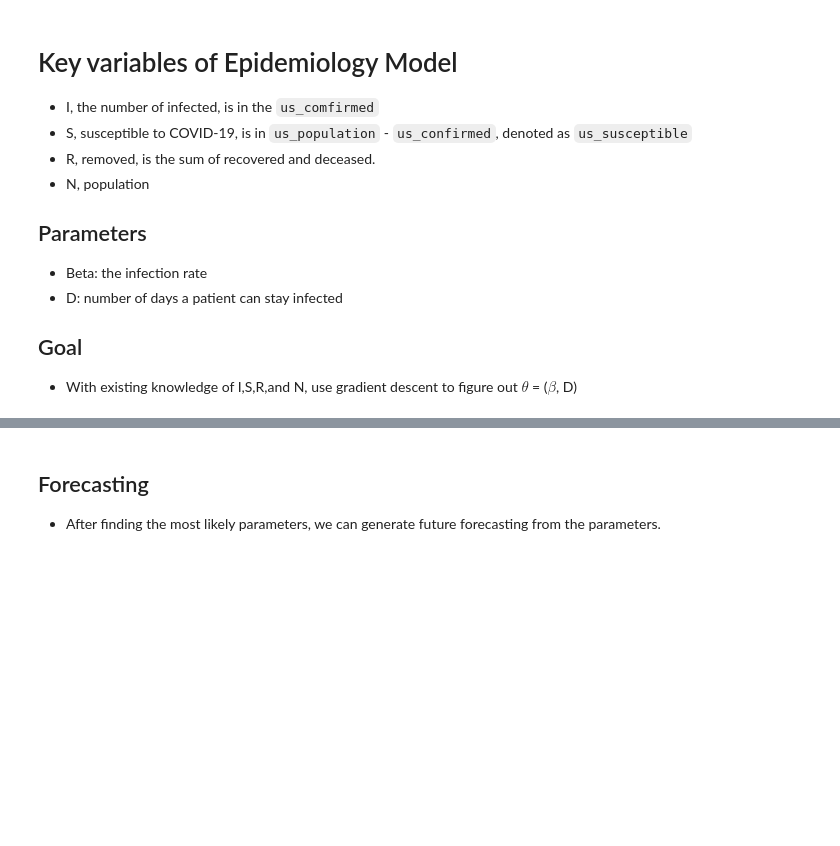
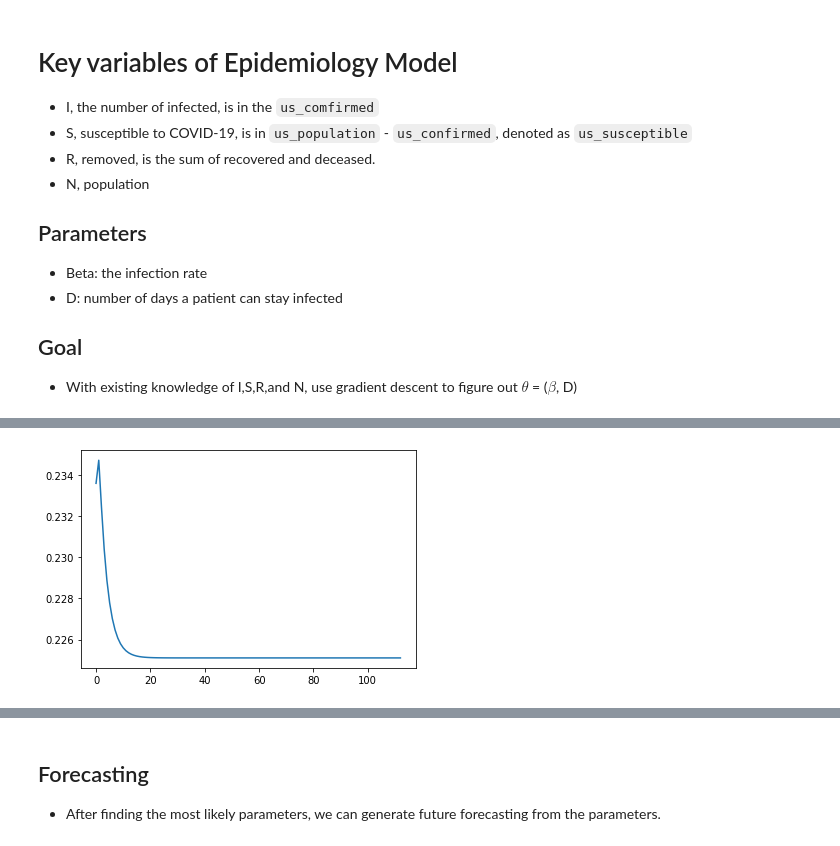
Before and after one commit to wendyw1999/epidemiology_capstone_project, a Jupyter notebook: notebooks/Stimulation 2.ipynb, the cells around one changed output, grey strips where cells are left out. Cells and saved outputs as stored; diff of their text form; code cells hidden in the pictures; blank space fills up the shorter version.

```diff
--- a/notebooks/Stimulation 2.ipynb
+++ b/notebooks/Stimulation 2.ipynb
@@ -105,7 +227,9 @@ us_infected = us_infected[0:20]
 # %%
+us_confirmed_df = us_confirmed_df.loc[us_confirmed_df.Admin2 != "Unassigned"]
+us_death_df = us_death_df.loc[us_death_df.Admin2 != "Unassigned"]
 def calculate_gradient(s,i,r,population,beta,epsilon):
-    result1=0
-    result2 = 0
+    result1 = 0 #continue adding to solve for beta
+    result2 = 0 #continue adding to solve for 1/D aka epsilon
     for n in range(len(s)-1):
         result1 += 2*(s[n+1]-s[n]+beta*s[n]*(i[n]/population))*(s[n]*i[n]/population)
         result1 += 2*(i[n+1]-i[n]-beta*s[n]*(i[n]/population) + i[n]*epsilon)*(-s[n]*i[n]/population)
@@ -114,16 +238,78 @@ def calculate_gradient(s,i,r,population,beta,epsilon):
         result2 += 2*(r[n+1]-r[n]-i[n]*epsilon)*(-i[n])
 
     return result1,result2
-def calculate(s,i,r,population):
+def calculate(s,i,r,population,learning_rate1,learning_rate2):
     beta = 0.2
-    epsilon = 1/10
+    epsilon = 1/14
 
     loss = 0
     length = len(s)
-    for itera in range(10):
+    betas = []
+    ds = []
+
+    for itera in range(1000): # do it for 10 iterations.
+
         loss1,loss2 = calculate_gradient(s,i,r,population,beta,epsilon)
-        beta = beta - 0.001 * loss1/length
-        epsilon = epsilon - 0.001 * loss2/length
-    return beta,1/epsilon
-calculate(us_susceptible,us_infected,us_removed,us_population/10000)
+        beta_new = beta - learning_rate1* loss1/length #0.001 is the learning rate
+        epsilon_new = epsilon - learning_rate2 * loss2/length
+        if (beta_new == beta) & (epsilon_new == epsilon):
+            print(beta_new)
+            print(1/epsilon_new)
+            break
+        beta = beta_new
+        epsilon = epsilon_new
+        betas.append(beta)
+        ds.append(1/epsilon)
+
+    return betas,ds
+
+def get_county(start,days,county_code = 1001):
+
+    county_confirmed = us_confirmed_df.loc[us_confirmed_df.FIPS == county_code].drop(['UID', 'iso2', 'iso3', 'code3', 'FIPS', 'Admin2', 'Province_State',
+           'Country_Region', 'Lat', 'Long_', 'Combined_Key'],axis=1).sum(axis=0).values
+    county_death = us_death_df.loc[us_death_df.FIPS == county_code].drop(['UID', 'iso2', 'iso3', 'code3', 'FIPS', 'Admin2', 'Province_State',
+           'Country_Region', 'Lat', 'Long_', 'Combined_Key',"Population"],axis=1).sum(axis=0).values
+    county_population = us_death_df.loc[us_death_df.FIPS ==county_code].Population.sum()
+    county_infected = county_confirmed
+    county_removed = county_death
+    county_susceptible = county_population - county_infected
+    return county_susceptible[start:days+start],county_infected[start:start+days],county_removed[start:start+days],county_population
+def get_state(start,days,state_name = "Washington"):
+
+    county_confirmed = us_confirmed_df.loc[us_confirmed_df.Province_State == state_name].drop(['UID', 'iso2', 'iso3', 'code3', 'FIPS', 'Admin2', 'Province_State',
+           'Country_Region', 'Lat', 'Long_', 'Combined_Key'],axis=1).sum(axis=0).values
+    county_death = us_death_df.loc[us_death_df.Province_State == state_name].drop(['UID', 'iso2', 'iso3', 'code3', 'FIPS', 'Admin2', 'Province_State',
+           'Country_Region', 'Lat', 'Long_', 'Combined_Key',"Population"],axis=1).sum(axis=0).values
+    county_population = us_death_df.loc[us_death_df.Province_State ==state_name].Population.sum()
+    county_infected = county_confirmed
+    county_removed = county_death
+    county_susceptible = county_population - county_infected
+    return county_susceptible[start:start + days],county_infected[start:start + days],county_removed[start:days+start],county_population
+def get_country(start,days,country_name = "US"):
+
+    county_confirmed = us_confirmed_df.loc[us_confirmed_df.Country_Region == country_name].drop(['UID', 'iso2', 'iso3', 'code3', 'FIPS', 'Admin2', 'Province_State',
+           'Country_Region', 'Lat', 'Long_', 'Combined_Key'],axis=1).sum(axis=0).values
+    county_death = us_death_df.loc[us_death_df.Country_Region == country_name].drop(['UID', 'iso2', 'iso3', 'code3', 'FIPS', 'Admin2', 'Province_State',
+           'Country_Region', 'Lat', 'Long_', 'Combined_Key',"Population"],axis=1).sum(axis=0).values
+    county_population = us_death_df.loc[us_death_df.Country_Region ==country_name].Population.sum()
+    country_recovered = global_recover_df.loc[global_recover_df["Country/Region"] == country_name].drop(
+    ["Province/State","Country/Region","Lat","Long"],axis= 1).values[0]
+    county_infected = county_confirmed
+    county_removed = county_death + country_recovered
+    county_susceptible = county_population - county_infected
+    return county_susceptible[start:start+days],county_infected[start:start+days],county_removed[start:start+days],county_population
+
+if __name__ == "__main__":
+    county_code = 1005
+
+    #s,i,r,p = get_county(70,1003)
+    #s,i,r,p = get_state(20,40,"Washington")
+    s,i,r,p = get_country(30,37)
+    learning_rate1 = 1e-3/p*60
+    learning_rate2= 1e-3/p*60
+    betas,ds = calculate(s,i,r,p,learning_rate1,learning_rate2)
+    plt.plot(betas)
+    plt.show()
+    plt.plot(ds)
+    plt.show()
 # %% [output]
@@ -130,0 +318 @@ calculate(us_susceptible,us_infected,us_removed,us_population/10000)
+[figure, added]
```
Also changed, not shown: parts of 15 cells of this notebook, 4 other files.
